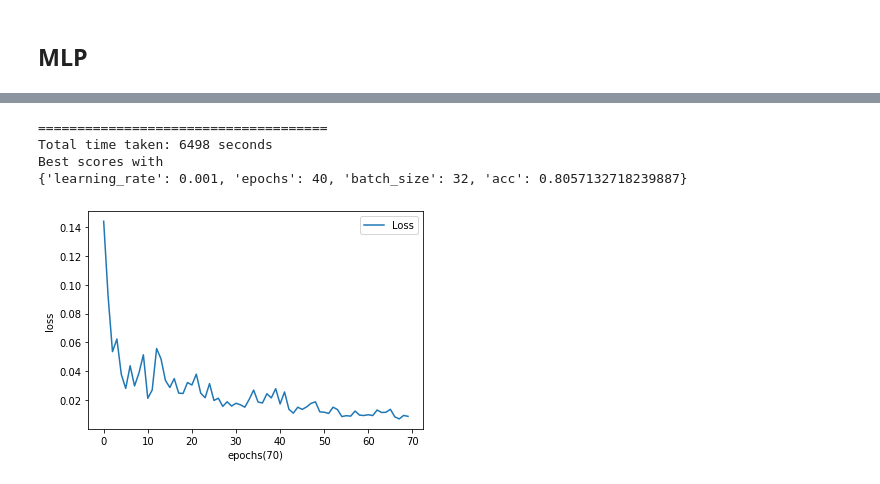
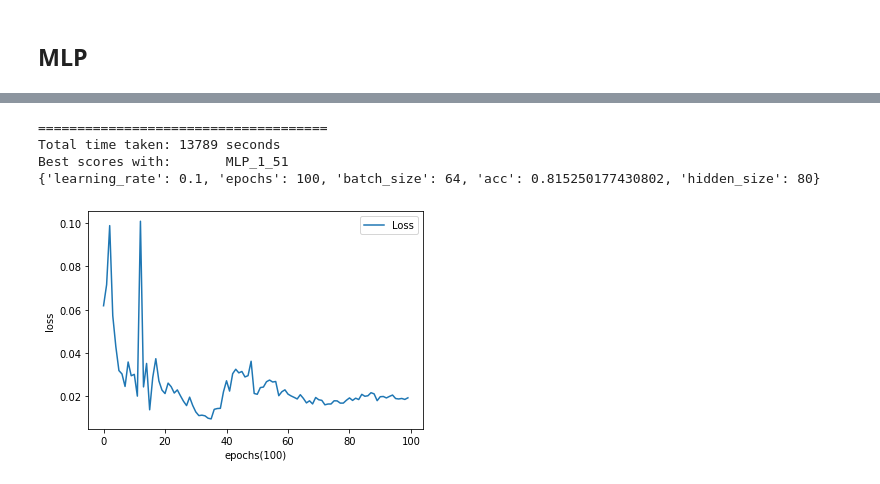
Before and after one commit to acen20/NIDS, a Jupyter notebook: Notebooks/MLP.ipynb, the cells around one changed output, grey strips where cells are left out. Saved outputs shown, nothing was run; the diff lists cells and outputs as text; code cells hidden in the pictures.

```diff
--- a/Notebooks/MLP.ipynb
+++ b/Notebooks/MLP.ipynb
@@ -1,6 +1,8 @@
 # %%
 import os
+exp_num = 1
 os.environ["WANDB_API_KEY"] = "00c5bcfd2b2fbe9bce38152923c98635448f8c6f"
+EXPERIMENT_NAME = f'MLP_{exp_num}'
 # %%
 os.system('mkdir ../dataset')
 os.system('mkdir ../models')
@@ -356,42 +358,22 @@ pt_x_train.shape, pt_y_train.shape
 # %%
 class MLP(nn.Module):
   data_dim = 41
-  def __init__(self):
+  def __init__(self, hidden_size):
       super(MLP, self).__init__()
       self.mlp = nn.Sequential(
-          nn.Linear(self.data_dim, 80),
+          nn.Linear(self.data_dim, hidden_size),
           nn.ReLU(),
-          nn.BatchNorm1d(80)
+          nn.BatchNorm1d(hidden_size)
       )
-      '''self.cnn = nn.Sequential(
-          nn.Conv1d(1,10,kernel_size = (1,3), stride=1),
-          nn.ReLU(),
-          nn.BatchNorm2d(10),
-          nn.Conv1d(10,10,kernel_size = (1,3), stride=1),
-          nn.ReLU(),
-          nn.BatchNorm2d(10),
-          nn.Conv1d(10,10,kernel_size = (1,3), stride=1),
-          nn.ReLU(),
-          nn.BatchNorm2d(10),
-          nn.Conv1d(10,10,kernel_size = (1,3), stride=1),
-          nn.ReLU(),
-          nn.BatchNorm2d(10),
-          nn.Flatten(),
-          nn.Linear(330, 24),
-          nn.ReLU(),
-      )'''
 
       self.clf = nn.Sequential(
-          nn.Linear(80,2),
+          nn.Linear(hidden_size,2),
           nn.Sigmoid()
       )
 
   def forward(self, x):
       features = self.mlp(x)
       return self.clf(features)
-
-  def transform(self, x):
-      return self.cnn(x)
 # %%
 def validation_accuracy(model, X, y):
   model.eval()
@@ -402,8 +384,9 @@ def validation_accuracy(model, X, y):
   model.train()
   return acc
 # %%
-batch_sizes = [32, 64, 128, 256]
-epochs_ = [25, 40, 55, 70]
+hidden_sizes = [64, 80, 128, 256]
+batch_sizes = [64, 128, 256]
+epochs_ = [50, 75, 100]
 learning_rates = [1e-3, 1e-2, 1e-1]
 # %%
 start_time = time.time()
@@ -507,17 +458,20 @@ for i,score in enumerate(grid_scores):
 end_time = time.time()
 print("=====================================")
 print(f'Total time taken: {int(end_time-start_time)} seconds')
-print(f'Best scores with\n{grid_scores[highest]["config"]}')
+print(f'Best scores with:\t{grid_scores[highest]["name"]}')
+print(f'{grid_scores[highest]["config"]}')
 # %% [output]
 =====================================
-Total time taken: 6498 seconds
-Best scores with
-{'learning_rate': 0.001, 'epochs': 40, 'batch_size': 32, 'acc': 0.8057132718239887}
+Total time taken: 13789 seconds
+Best scores with:       MLP_1_51
+{'learning_rate': 0.1, 'epochs': 100, 'batch_size': 64, 'acc': 0.815250177430802, 'hidden_size': 80}
 # %%
+losses = grid_scores[highest]['losses']
+num_epochs = grid_scores[highest]['config']['epochs']
 plt.plot(losses)
 plt.xlabel(f"epochs({num_epochs})")
 plt.ylabel(f"loss")
 _ = plt.legend(['Loss'])
 # %% [output]
-[figure, old version]
+[figure, new version]
 # %%
```
Also changed, not shown: parts of 7 cells of this notebook, 2 other files.
